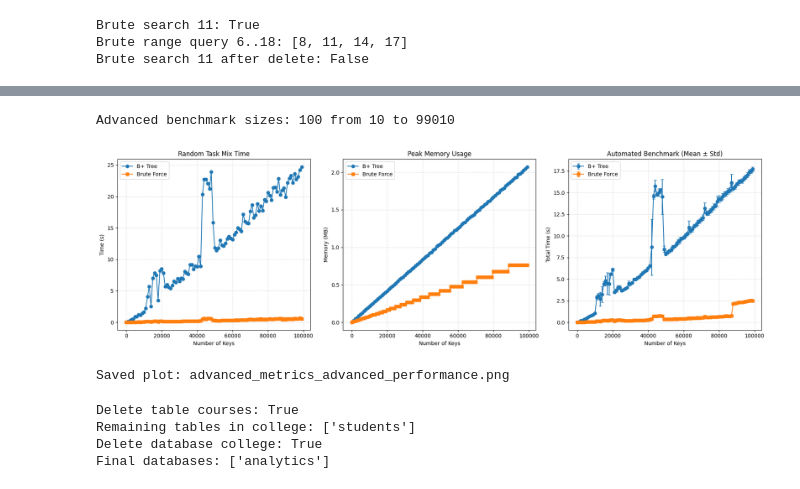
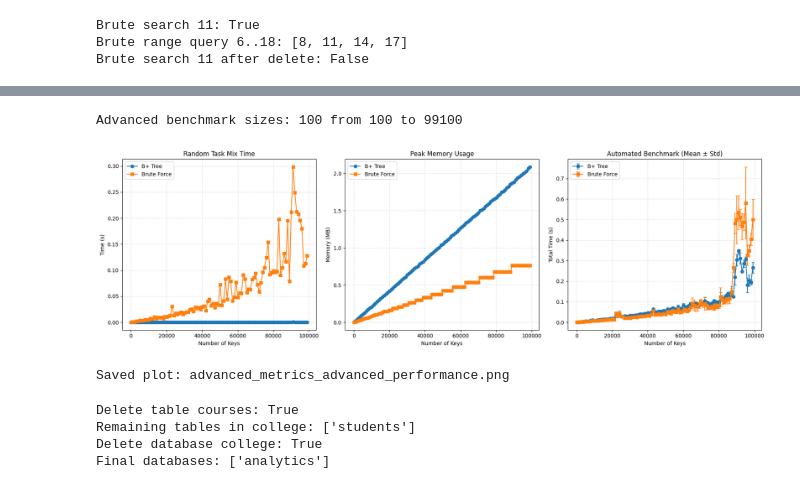
Before and after one commit to dhruv01032005/CS432_Track1_Submission, a Jupyter notebook: Module_A/database/main.ipynb, the cells around one changed output, grey strips where cells are left out. Saved outputs shown, nothing was run; the diff lists cells and outputs as text; code cells hidden in the pictures.

```diff
--- a/Module_A/database/main.ipynb
+++ b/Module_A/database/main.ipynb
@@ -188,25 +188,25 @@ Benchmarked sizes: 100 from 100 to 99100
 Saved plot: full_range_performance.png
-# %%
-# Advanced benchmarking for the remaining metrics: random workload, memory usage, and automated repeated runs.
-advanced_sizes = list(range(10, 100000, 1000))
-analyzer = PerformanceAnalyzer(tree_degree=50, seed=42)
-
-advanced_results = analyzer.run_advanced_tests(
-    sizes=advanced_sizes,
-    random_task_count=1000,
-    benchmark_runs=5,
-    search_count=250,
-    range_query_count=120,
-    delete_count=150,
-)
-
-print("Advanced benchmark sizes:", len(advanced_results["sizes"]), "from", advanced_results["sizes"][0], "to", advanced_results["sizes"][-1])
-analyzer.plot_advanced_results(advanced_results, save_prefix="advanced_metrics", show=True)
-print("Saved plot: advanced_metrics_advanced_performance.png")
-# %% [output]
-Advanced benchmark sizes: 100 from 10 to 99010
-[figure, removed]
-Saved plot: advanced_metrics_advanced_performance.png
+# %%
+# Advanced benchmarking for the remaining metrics: random workload, memory usage, and automated repeated runs.
+advanced_sizes = list(range(100, 100000, 1000))
+analyzer = PerformanceAnalyzer(tree_degree=50, seed=42)
+
+advanced_results = analyzer.run_advanced_tests(
+    sizes=advanced_sizes,
+    random_task_count=100,
+    benchmark_runs=3,
+    search_count=25,
+    range_query_count=12,
+    delete_count=15,
+)
+
+print("Advanced benchmark sizes:", len(advanced_results["sizes"]), "from", advanced_results["sizes"][0], "to", advanced_results["sizes"][-1])
+analyzer.plot_advanced_results(advanced_results, save_prefix="advanced_metrics", show=True)
+print("Saved plot: advanced_metrics_advanced_performance.png")
+# %% [output]
+Advanced benchmark sizes: 100 from 100 to 99100
+[figure, added]
+Saved plot: advanced_metrics_advanced_performance.png
 # %%
 # Cleanup workflow: delete table and database, and list final state.
 print("Delete table courses:", manager.delete_table("college", "courses"))
```
Also changed, not shown: parts of 1 cell of this notebook, 4 other files.
